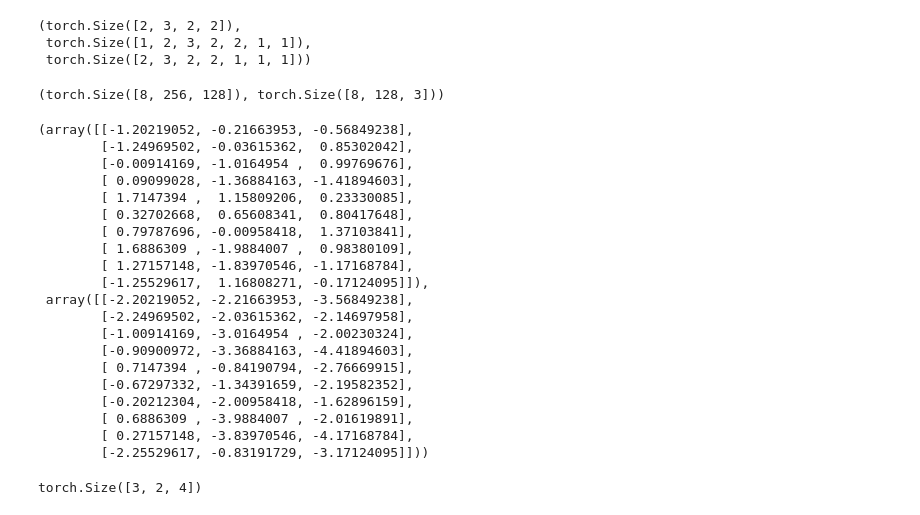
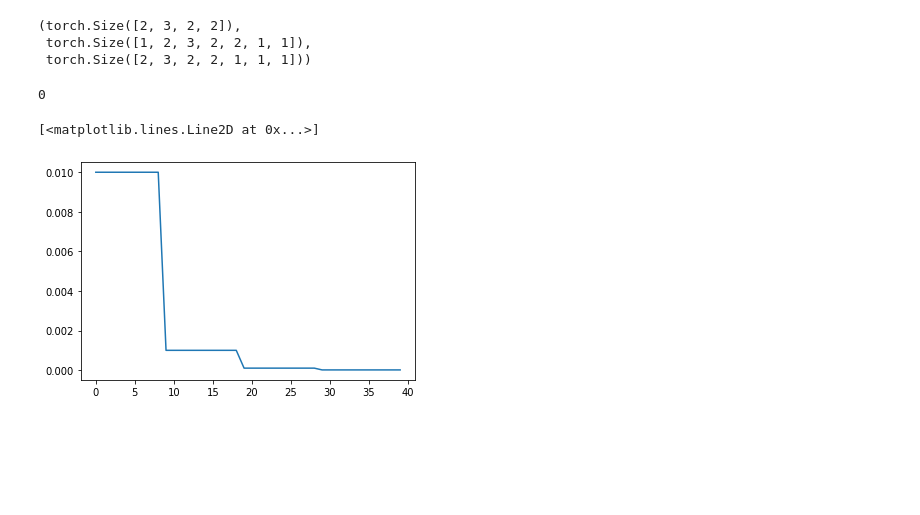
Before and after one commit to WayneZXY/SA-P2B, a Jupyter notebook: yada.ipynb, the cells around one changed output. Cells and saved outputs as stored; diff of their text form; code cells hidden in the pictures; blank space fills up the shorter version.

```diff
--- a/yada.ipynb
+++ b/yada.ipynb
@@ -161,47 +192,39 @@ a.shape, b.shape, c.shape
 (torch.Size([2, 3, 2, 2]),
  torch.Size([1, 2, 3, 2, 2, 1, 1]),
  torch.Size([2, 3, 2, 2, 1, 1, 1]))
-# %%
-from pointnet2.models.pointnet_tracking import Pointnet_Backbone
-import torch
-backbone_net = Pointnet_Backbone(0, True).cuda()
-template = torch.randn((8, 1024, 3)).cuda()
-template_xyz, template_feature = backbone_net(template, [512, 256, 128])
-template_feature.shape, template_xyz.shape
-# %% [output]
-(torch.Size([8, 256, 128]), torch.Size([8, 128, 3]))
-# %%
-import numpy as np
-label_reg = [1, 2, 3, 4]
-reg = np.array(label_reg)
-points = np.random.randn(10, 3)
-offset = points - reg[:3]
-points, offset
-# %% [output]
-(array([[-1.20219052, -0.21663953, -0.56849238],
-        [-1.24969502, -0.03615362,  0.85302042],
-        [-0.00914169, -1.0164954 ,  0.99769676],
-        [ 0.09099028, -1.36884163, -1.41894603],
-        [ 1.7147394 ,  1.15809206,  0.23330085],
-        [ 0.32702668,  0.65608341,  0.80417648],
-        [ 0.79787696, -0.00958418,  1.37103841],
-        [ 1.6886309 , -1.9884007 ,  0.98380109],
-        [ 1.27157148, -1.83970546, -1.17168784],
-        [-1.25529617,  1.16808271, -0.17124095]]),
- array([[-2.20219052, -2.21663953, -3.56849238],
-        [-2.24969502, -2.03615362, -2.14697958],
-        [-1.00914169, -3.0164954 , -2.00230324],
-        [-0.90900972, -3.36884163, -4.41894603],
-        [ 0.7147394 , -0.84190794, -2.76669915],
-        [-0.67297332, -1.34391659, -2.19582352],
-        [-0.20212304, -2.00958418, -1.62896159],
-        [ 0.6886309 , -3.9884007 , -2.01619891],
-        [ 0.27157148, -3.83970546, -4.17168784],
-        [-2.25529617, -0.83191729, -3.17124095]]))
-# %%
-import torch
-a = torch.randn((2, 3, 4))
-b = a.transpose(0, 1)
-b.shape
-# %% [output]
-torch.Size([3, 2, 4])
+# %%
+import torch
+import torch.nn as nn
+import torch.nn.parallel  # 多GPU情况下分布式训练
+# import torch.backends.cudnn as cudnn  # 貌似没有用到
+import torch.optim as optim
+import torch.optim.lr_scheduler as lr_scheduler  # 可用来调整学习率
+cc = torch.nn.Conv2d(10,10,3)
+optimizer = optim.Adam(cc.parameters(), lr=0.001, betas=(0.5, 0.999), eps=1e-06)
+scheduler = lr_scheduler.StepLR(optimizer, step_size=12, gamma=0.2)
+scheduler.last_epoch
+# %% [output]
+0
+# %%
+import torch
+import numpy as np
+import torch.nn as nn
+import torch.nn.parallel  # 多GPU情况下分布式训练
+# import torch.backends.cudnn as cudnn  # 貌似没有用到
+import torch.optim as optim
+import torch.optim.lr_scheduler as lr_scheduler  # 可用来调整学习率
+import matplotlib.pyplot as plt
+t = torch.tensor([0.0], requires_grad=True)
+optim = torch.optim.SGD([t], lr=0.01)
+scheduler = lr_scheduler.MultiStepLR(optim, milestones=[10, 20, 30])
+lrs = []
+for e in range(40):
+    optim.step()
+    scheduler.step()
+    lrs.append((e, optim.param_groups[0]['lr']))
+
+lrs = np.array(lrs)
+plt.plot(lrs[:, 0], lrs[:, 1])
+# %% [output]
+[<matplotlib.lines.Line2D at 0x...>]
+[figure, added]
```
Also changed, not shown: parts of 7 cells of this notebook, 19 other files.
